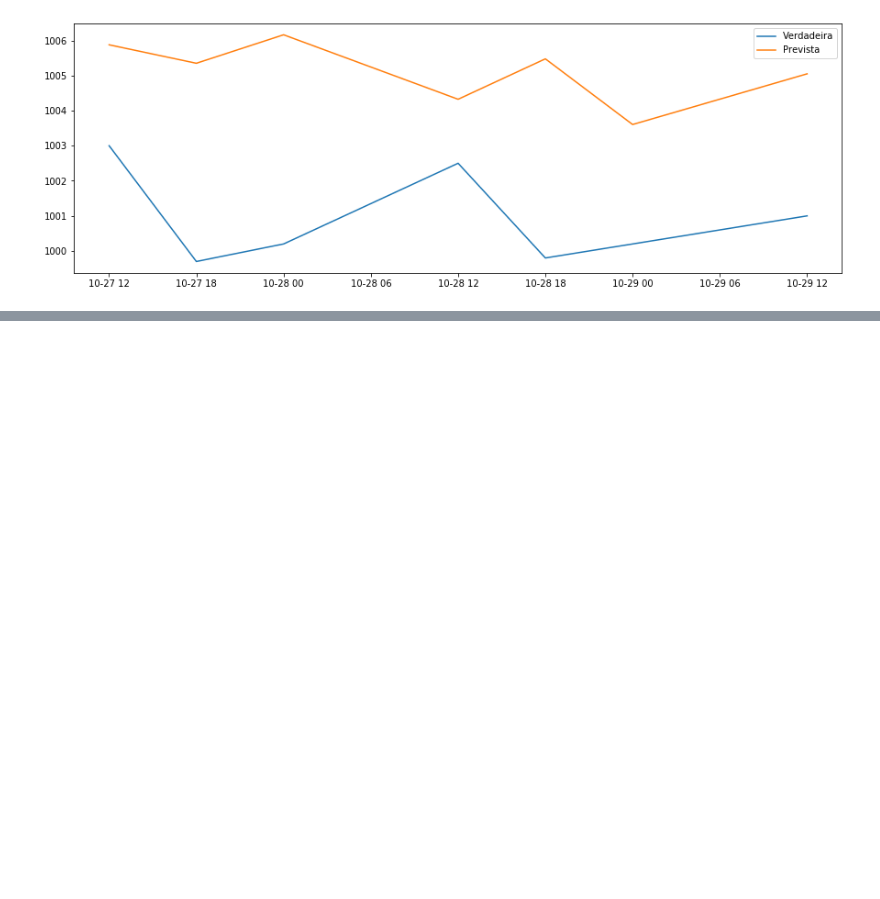
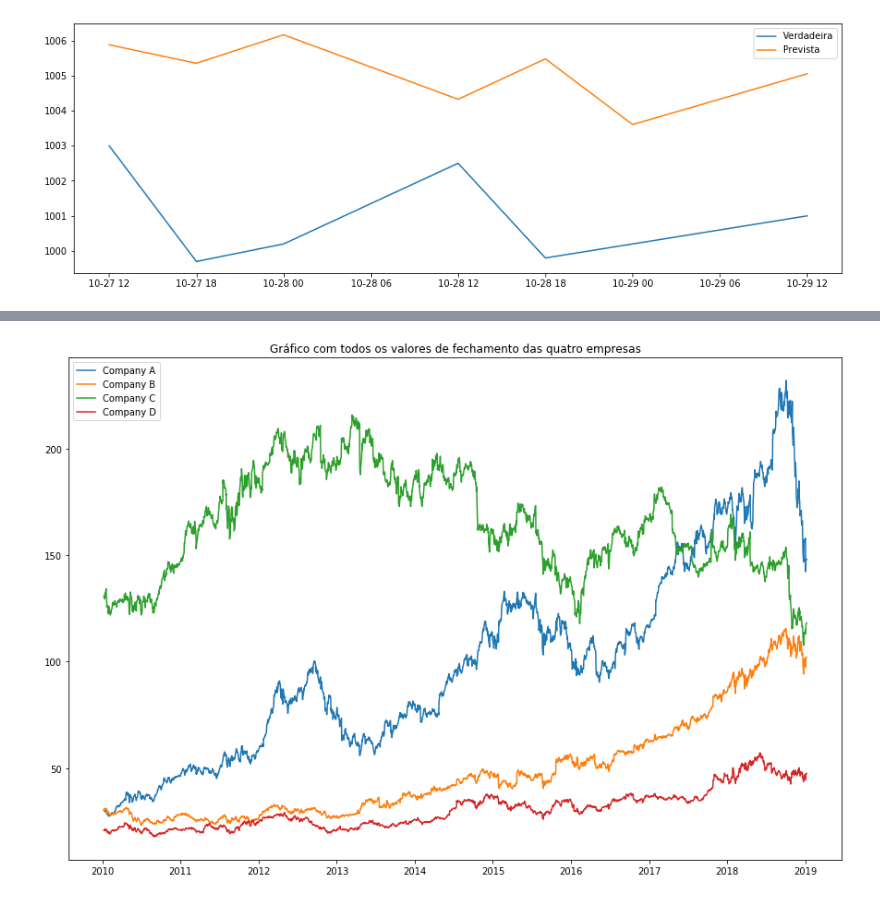
Before and after one commit to helvecioneto/CAP-351, a Jupyter notebook: 05-RNN.ipynb, the cells around one changed output, grey strips where cells are left out. Cells and saved outputs as stored; diff of their text form; code cells hidden in the pictures; blank space fills up the shorter version.

Commit message:
Exemplo 03 RNN

```diff
--- a/05-RNN.ipynb
+++ b/05-RNN.ipynb
@@ -1819,0 +1844,11 @@ plt.legend()
+# %%
+df_A = pd.read_csv('dataset/mlp_exemplo_03/company_A.csv')
+df_B = pd.read_csv('dataset/mlp_exemplo_03/company_B.csv')
+df_C = pd.read_csv('dataset/mlp_exemplo_03/company_C.csv')
+df_D = pd.read_csv('dataset/mlp_exemplo_03/company_D.csv')
+
+df_A['Date'] = pd.to_datetime(df_A['Date'])
+df_B['Date'] = pd.to_datetime(df_B['Date'])
+df_C['Date'] = pd.to_datetime(df_C['Date'])
+df_D['Date'] = pd.to_datetime(df_D['Date'])
+df_A.head()
@@ -1819,0 +1862,11 @@ plt.legend()
+# %%
+plt.figure(figsize = (15,10))
+plt.title('Gráfico com todos os valores de fechamento das quatro empresas')
+plt.plot(df_A['Date'], df_A['Close'], label='Company A')
+plt.plot(df_B['Date'], df_B['Close'], label='Company B')
+plt.plot(df_C['Date'], df_C['Close'], label='Company C')
+plt.plot(df_D['Date'], df_D['Close'], label='Company D')
+plt.legend(loc='best')
+plt.show()
+# %% [output]
+[figure, added]
```
Also changed, not shown: parts of 49 cells of this notebook.
